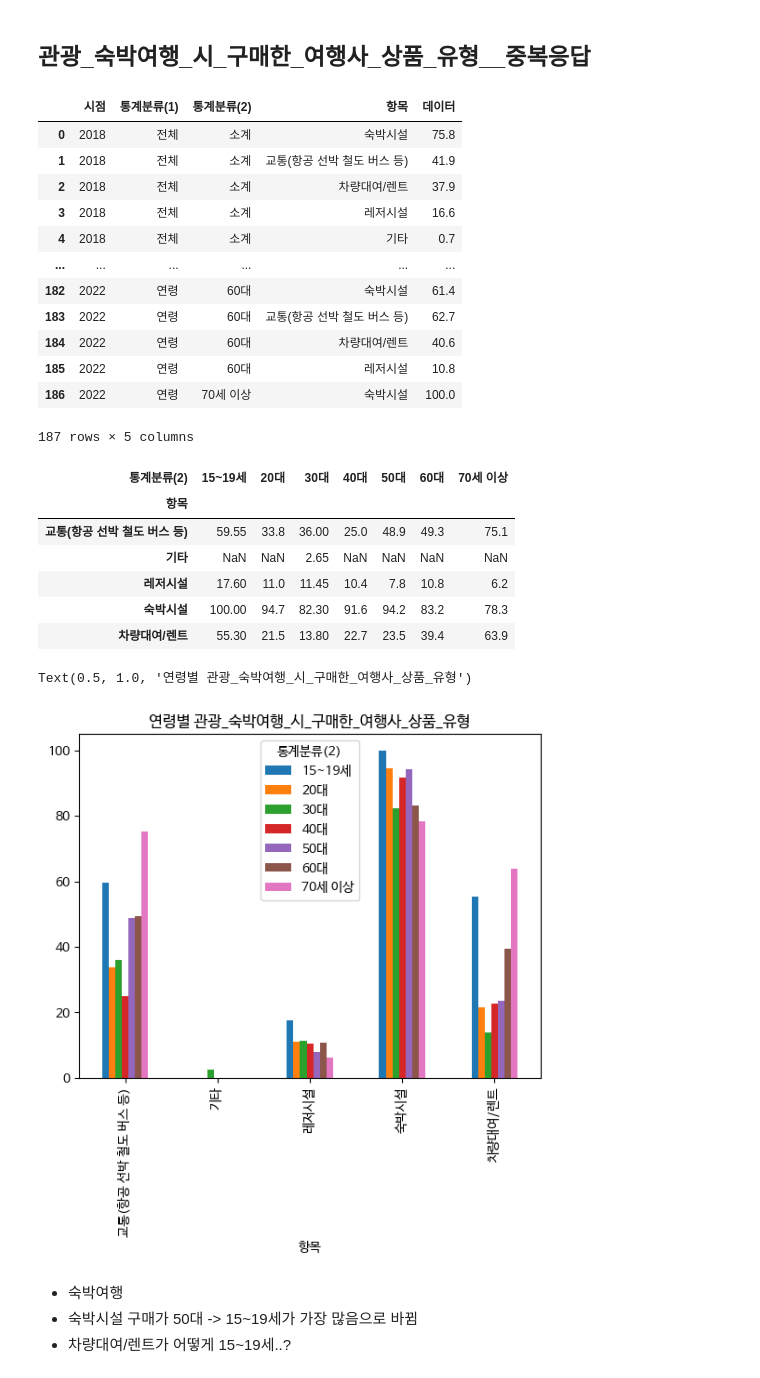
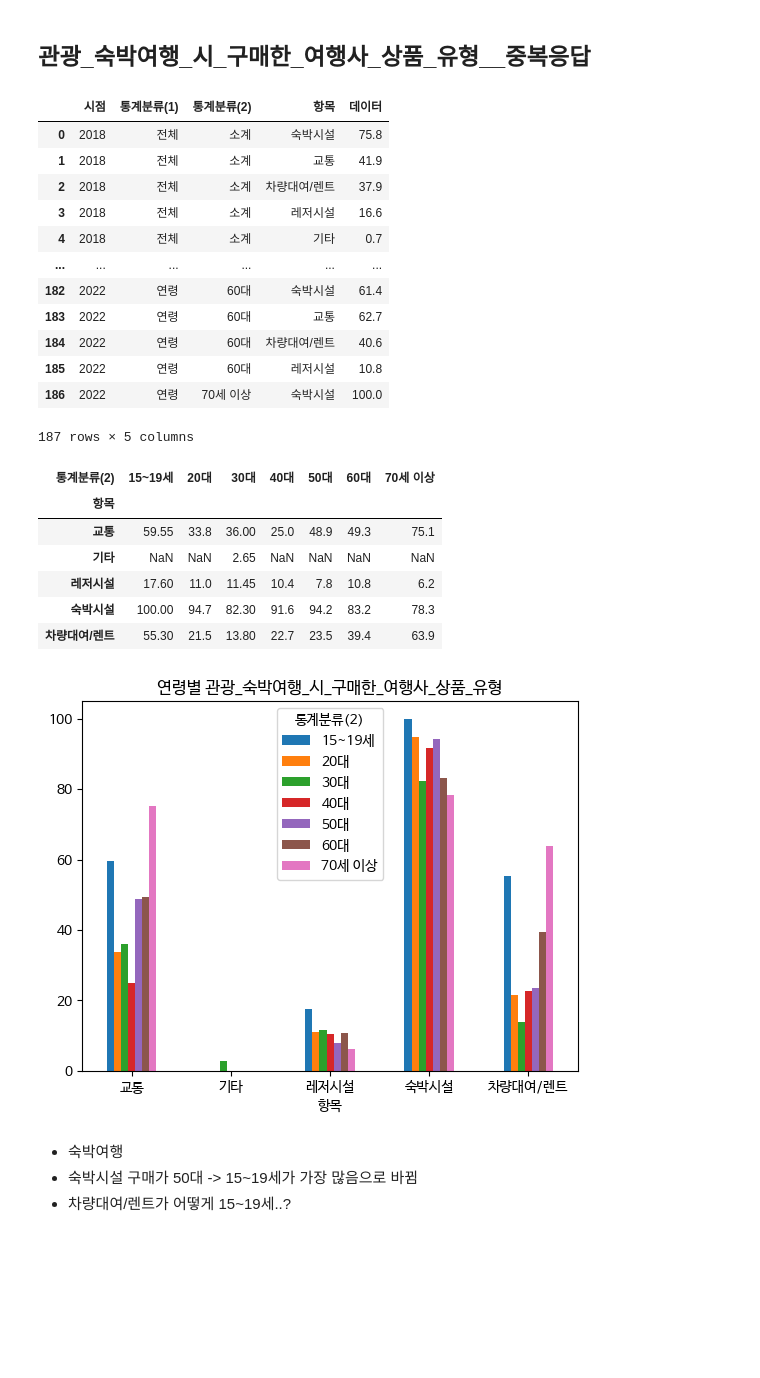
Before and after one commit to nohjuhyeon/AI_LKJ_hubs_fastapi, a Jupyter notebook: data_analysis/persona/yj_persona_lodgment.ipynb, the cells around one changed output. Cells and saved outputs as stored; diff of their text form; code cells hidden in the pictures; blank space fills up the shorter version.

```diff
--- a/data_analysis/persona/yj_persona_lodgment.ipynb
+++ b/data_analysis/persona/yj_persona_lodgment.ipynb
@@ -31,8 +31,15 @@ import matplotlib as mpl
 
 mpl.rc('font', family='NanumBarunGothic') # 혹은 다른 설치한 Nanum 폰트 사용
 # %%
-df_item_cate_lodgment = pd.read_csv("관광_숙박여행_시_구매한_여행사_상품_유형__중복응답.csv")
-df_reservation_cate_lodgment = pd.read_csv("관광_숙박여행_사전예약_유형__중복응답.csv")
+df_item_cate_lodgment = pd.read_csv("./csv/관광_숙박여행_시_구매한_여행사_상품_유형__중복응답.csv")
+df_reservation_cate_lodgment = pd.read_csv("./csv/관광_숙박여행_사전예약_유형__중복응답.csv")
+# %%
+df_reservation_cate_lodgment.loc[(df_reservation_cate_lodgment.query("항목 == '체험 프로그램(농어촌 체험 생태체험 학습 등)'").index),'항목'] = '체험 프로그램'
+df_reservation_cate_lodgment.loc[(df_reservation_cate_lodgment.query("항목 == '관광명소(유적지 국립공원 등)'").index),'항목'] = '관광명소'
+df_reservation_cate_lodgment.loc[(df_reservation_cate_lodgment.query("항목 == '교통수단(항공 선박 철도 버스 등)'").index),'항목'] = '교통수단'
+df_reservation_cate_lodgment.loc[(df_reservation_cate_lodgment.query("항목 == '레저시설(놀이시설 스파 스키장 골프장 등)'").index),'항목'] = '레저시설'
+df_reservation_cate_lodgment.loc[(df_reservation_cate_lodgment.query("항목 == '숙박시설(호텔 콘도미니엄/ 리조트 펜션 유스호스텔 등)'").index),'항목'] = '숙박시설'
+df_item_cate_lodgment.loc[(df_item_cate_lodgment.query("항목 == '교통(항공 선박 철도 버스 등)'").index),'항목'] = '교통'
 # %% [markdown]
 ## 관광_숙박여행_시_구매한_여행사_상품_유형__중복응답
 # %%
@@ -40,13 +47,13 @@ df_item_cate_lodgment
 # %% [output]
 |  | 시점 | 통계분류(1) | 통계분류(2) | 항목 | 데이터 |
 | 0 | 2018 | 전체 | 소계 | 숙박시설 | 75.8 |
-| 1 | 2018 | 전체 | 소계 | 교통(항공 선박 철도 버스 등) | 41.9 |
+| 1 | 2018 | 전체 | 소계 | 교통 | 41.9 |
 | 2 | 2018 | 전체 | 소계 | 차량대여/렌트 | 37.9 |
 | 3 | 2018 | 전체 | 소계 | 레저시설 | 16.6 |
 | 4 | 2018 | 전체 | 소계 | 기타 | 0.7 |
 | ... | ... | ... | ... | ... | ... |
 | 182 | 2022 | 연령 | 60대 | 숙박시설 | 61.4 |
-| 183 | 2022 | 연령 | 60대 | 교통(항공 선박 철도 버스 등) | 62.7 |
+| 183 | 2022 | 연령 | 60대 | 교통 | 62.7 |
 | 184 | 2022 | 연령 | 60대 | 차량대여/렌트 | 40.6 |
 | 185 | 2022 | 연령 | 60대 | 레저시설 | 10.8 |
 | 186 | 2022 | 연령 | 70세 이상 | 숙박시설 | 100.0 |
@@ -59,7 +66,7 @@ result
 # %% [output]
 | 통계분류(2) | 15~19세 | 20대 | 30대 | 40대 | 50대 | 60대 | 70세 이상 |
 | 항목 |  |  |  |  |  |  |  |
-| 교통(항공 선박 철도 버스 등) | 59.55 | 33.8 | 36.00 | 25.0 | 48.9 | 49.3 | 75.1 |
+| 교통 | 59.55 | 33.8 | 36.00 | 25.0 | 48.9 | 49.3 | 75.1 |
 | 기타 | NaN | NaN | 2.65 | NaN | NaN | NaN | NaN |
 | 레저시설 | 17.60 | 11.0 | 11.45 | 10.4 | 7.8 | 10.8 | 6.2 |
 | 숙박시설 | 100.00 | 94.7 | 82.30 | 91.6 | 94.2 | 83.2 | 78.3 |
@@ -67,9 +74,10 @@ result
 # %%
 result.plot(kind='bar')
 plt.title("연령별 관광_숙박여행_시_구매한_여행사_상품_유형")
+plt.xticks(rotation=0)
+plt.show()
 # %% [output]
-Text(0.5, 1.0, '연령별 관광_숙박여행_시_구매한_여행사_상품_유형')
-[figure, old version]
+[figure, new version]
 # %% [markdown]
 - 숙박여행
 - 숙박시설 구매가 50대 -> 15~19세가 가장 많음으로 바뀜
```
Also changed, not shown: parts of 22 cells of this notebook, 14 other files.
